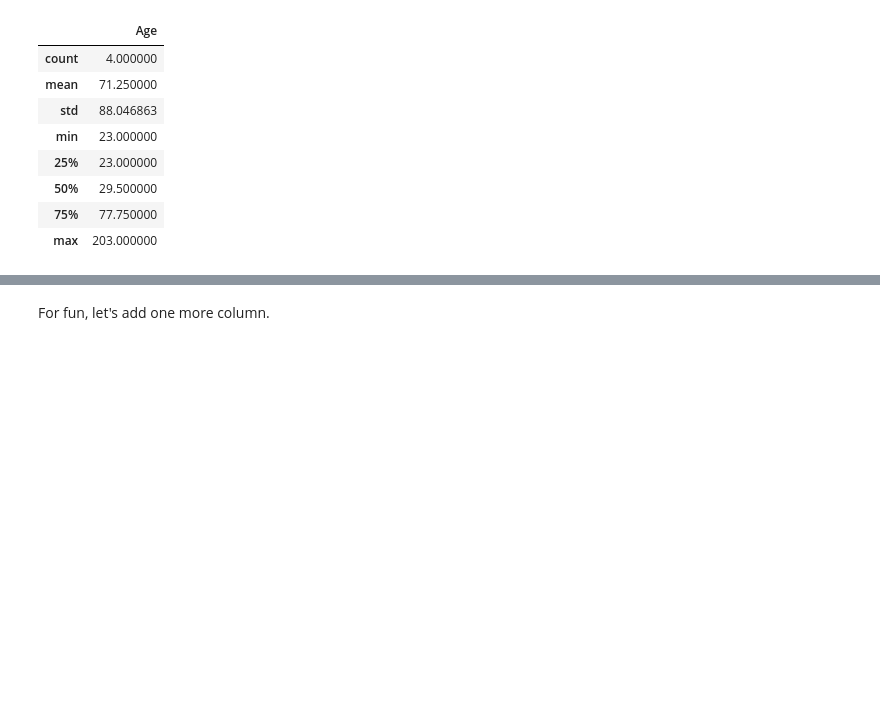
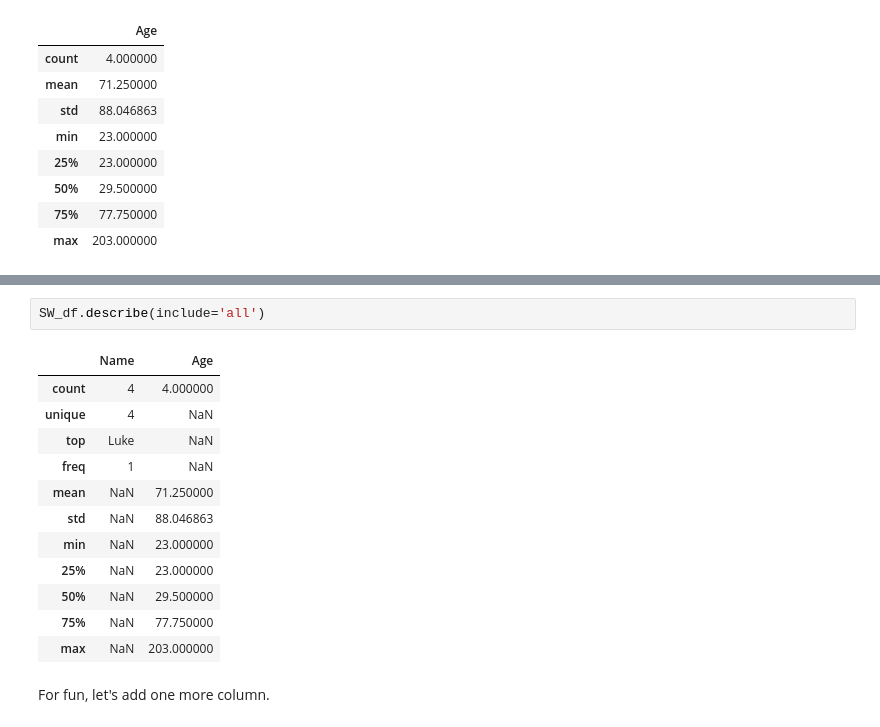
Before and after one commit to raghurama123/PyLifeS, a Jupyter notebook: 2025/notebooks/pylifes25_02.ipynb, the cells around one changed output, grey strips where cells are left out. Drawn from its saved outputs; the diff is of its cells as text; blank space fills up the shorter version.

```diff
--- a/2025/notebooks/pylifes25_02.ipynb
+++ b/2025/notebooks/pylifes25_02.ipynb
@@ -234,3 +250,18 @@ SW_df.describe()
+# %%
+SW_df.describe(include='all')
+# %% [output]
+|  | Name | Age |
+| count | 4 | 4.000000 |
+| unique | 4 | NaN |
+| top | Luke | NaN |
+| freq | 1 | NaN |
+| mean | NaN | 71.250000 |
+| std | NaN | 88.046863 |
+| min | NaN | 23.000000 |
+| 25% | NaN | 23.000000 |
+| 50% | NaN | 29.500000 |
+| 75% | NaN | 77.750000 |
+| max | NaN | 203.000000 |
 # %% [markdown]
 For fun, let's add one more column.
 # %%
```
Also changed, not shown: parts of 3 cells of this notebook, 37 other files.
